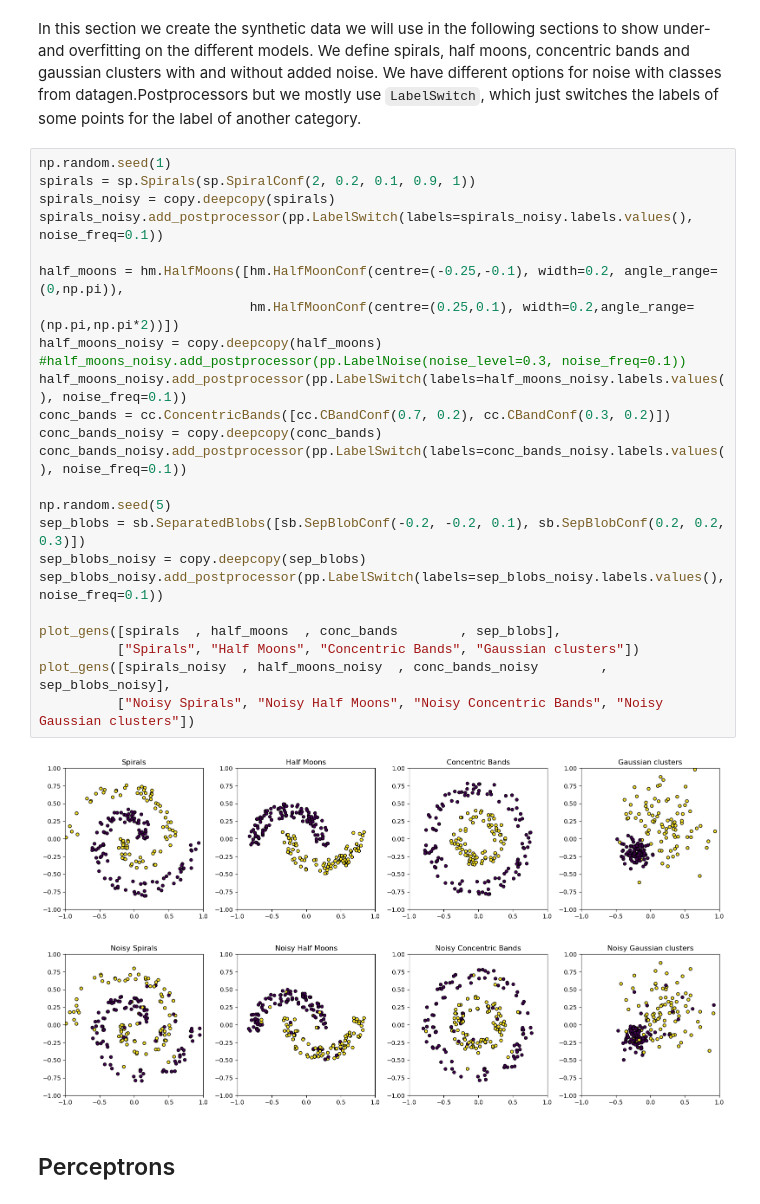
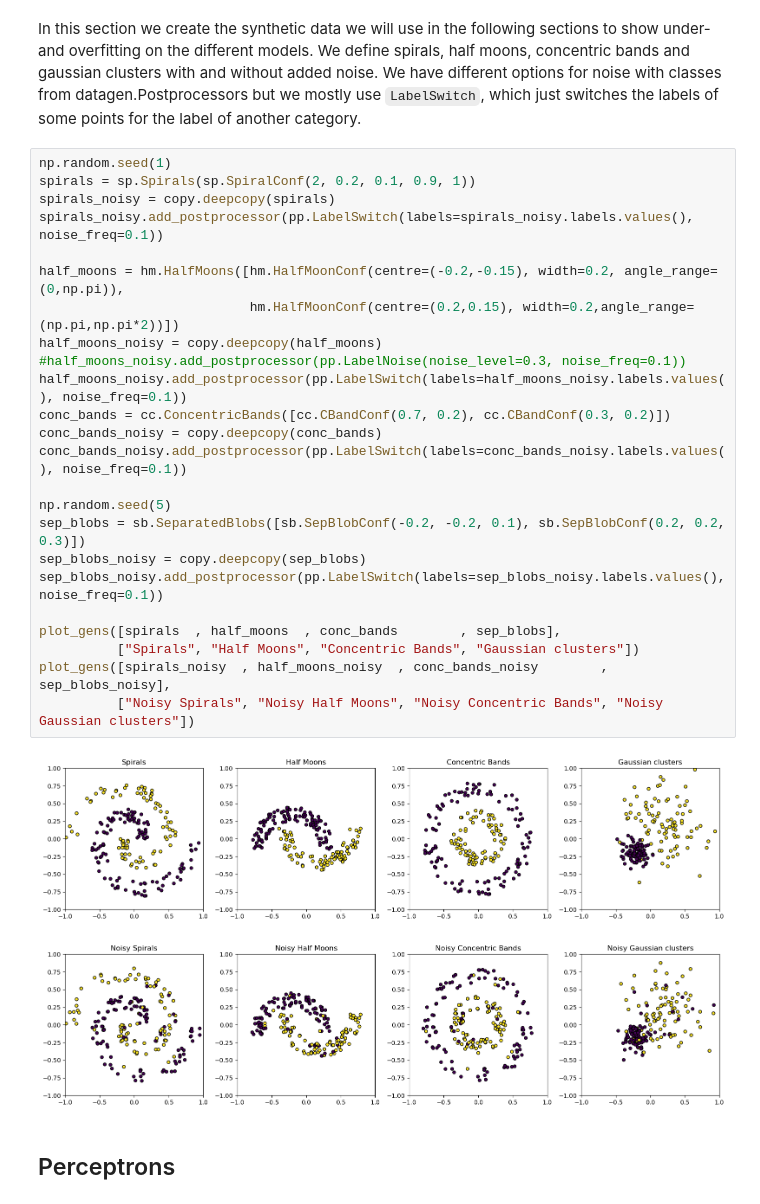
Before and after one commit to NoahWedlich/AppliedMLProject, a Jupyter notebook: main.ipynb, the cells around one changed output. Saved outputs shown, nothing was run; the diff lists cells and outputs as text.

Commit message:
Closer moons in perceptrons section

```diff
--- a/main.ipynb
+++ b/main.ipynb
@@ -178,30 +178,30 @@ We have different options for noise with classes from datagen.Postprocessors but
 # %%
 np.random.seed(1)
 spirals = sp.Spirals(sp.SpiralConf(2, 0.2, 0.1, 0.9, 1))
 spirals_noisy = copy.deepcopy(spirals)
 spirals_noisy.add_postprocessor(pp.LabelSwitch(labels=spirals_noisy.labels.values(), noise_freq=0.1))
 
-half_moons = hm.HalfMoons([hm.HalfMoonConf(centre=(-0.25,-0.1), width=0.2, angle_range=(0,np.pi)),
-                           hm.HalfMoonConf(centre=(0.25,0.1), width=0.2,angle_range=(np.pi,np.pi*2))])
+half_moons = hm.HalfMoons([hm.HalfMoonConf(centre=(-0.2,-0.15), width=0.2, angle_range=(0,np.pi)),
+                           hm.HalfMoonConf(centre=(0.2,0.15), width=0.2,angle_range=(np.pi,np.pi*2))])
 half_moons_noisy = copy.deepcopy(half_moons)
 #half_moons_noisy.add_postprocessor(pp.LabelNoise(noise_level=0.3, noise_freq=0.1))
 half_moons_noisy.add_postprocessor(pp.LabelSwitch(labels=half_moons_noisy.labels.values(), noise_freq=0.1))
 conc_bands = cc.ConcentricBands([cc.CBandConf(0.7, 0.2), cc.CBandConf(0.3, 0.2)])
 conc_bands_noisy = copy.deepcopy(conc_bands)
 conc_bands_noisy.add_postprocessor(pp.LabelSwitch(labels=conc_bands_noisy.labels.values(), noise_freq=0.1))
 
 np.random.seed(5)
 sep_blobs = sb.SeparatedBlobs([sb.SepBlobConf(-0.2, -0.2, 0.1), sb.SepBlobConf(0.2, 0.2, 0.3)])
 sep_blobs_noisy = copy.deepcopy(sep_blobs)
 sep_blobs_noisy.add_postprocessor(pp.LabelSwitch(labels=sep_blobs_noisy.labels.values(), noise_freq=0.1))
 
 plot_gens([spirals  , half_moons  , conc_bands        , sep_blobs],
           ["Spirals", "Half Moons", "Concentric Bands", "Gaussian clusters"])
 plot_gens([spirals_noisy  , half_moons_noisy  , conc_bands_noisy        , sep_blobs_noisy],
           ["Noisy Spirals", "Noisy Half Moons", "Noisy Concentric Bands", "Noisy Gaussian clusters"])
 # %% [output]
-[figure, old version]
+[figure, new version]
-[figure, old version]
+[figure, new version]
 # %% [markdown]
 ## Perceptrons
 # %% [markdown]
```
Also changed, not shown: parts of 3 cells of this notebook.
